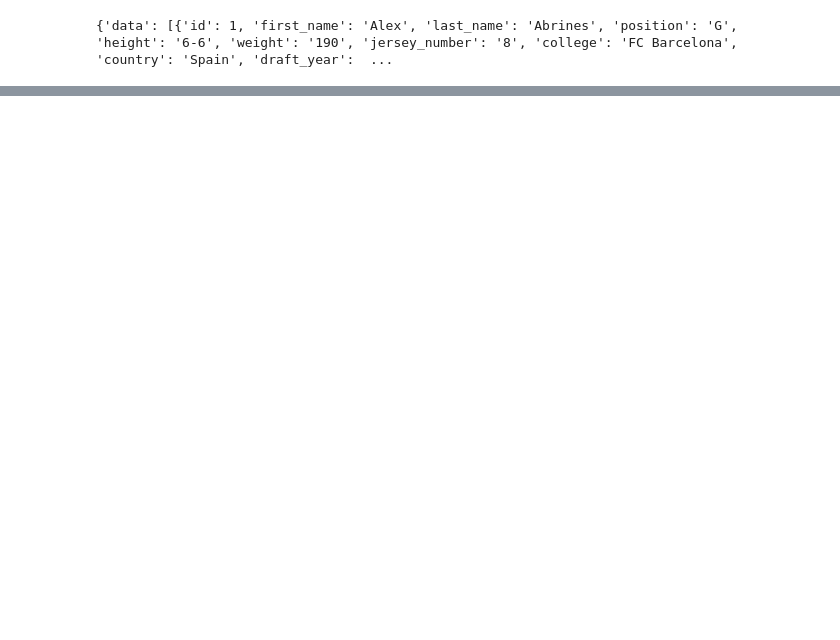
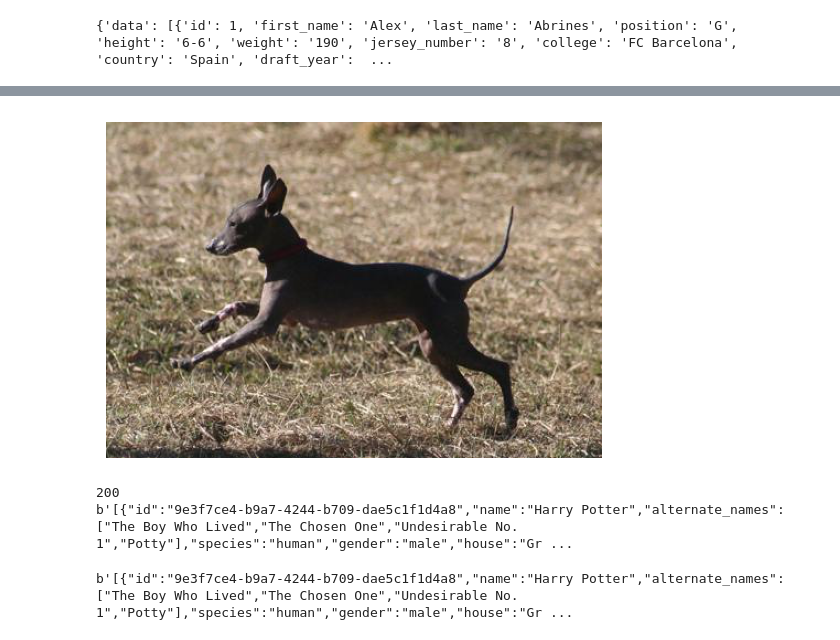
Before and after one commit to BiancaGemarR/Adalab-ejercicios, a Jupyter notebook: modulo 2/ejercicios/2.1.invertida.ipynb, the cells around one changed output, grey strips where cells are left out. Saved outputs shown, nothing was run; the diff lists cells and outputs as text; code cells hidden in the pictures; blank space fills up the shorter version.

```diff
--- a/modulo 2/ejercicios/2.1.invertida.ipynb
+++ b/modulo 2/ejercicios/2.1.invertida.ipynb
@@ -48,0 +152,12 @@ else:
+# %%
+response = requests.get("https://dog.ceo/api/breeds/image/random")
+if response.status_code == 200:
+    image_url = response.json()["message"]
+    image_data = requests.get(image_url).content
+    image = Image.open(BytesIO(image_data))
+
+    plt.imshow(image)
+    plt.axis("off")
+    plt.show()
+# %% [output]
+[figure, added]
@@ -48,0 +169,13 @@ else:
+# %%
+url = "https://hp-api.onrender.com/api/characters"
+response = requests.get(url)
+
+print(response.status_code)
+print(response.content)
+# %% [output]
+200
+b'[{"id":"9e3f7ce4-b9a7-4244-b709-dae5c1f1d4a8","name":"Harry Potter","alternate_names":["The Boy Who Lived","The Chosen One","Undesirable No. 1","Potty"],"species":"human","gender":"male","house":"Gr ...
+# %%
+response.content
+# %% [output]
+b'[{"id":"9e3f7ce4-b9a7-4244-b709-dae5c1f1d4a8","name":"Harry Potter","alternate_names":["The Boy Who Lived","The Chosen One","Undesirable No. 1","Potty"],"species":"human","gender":"male","house":"Gr ...
```
Also changed, not shown: parts of 19 cells of this notebook, 3 other files.
